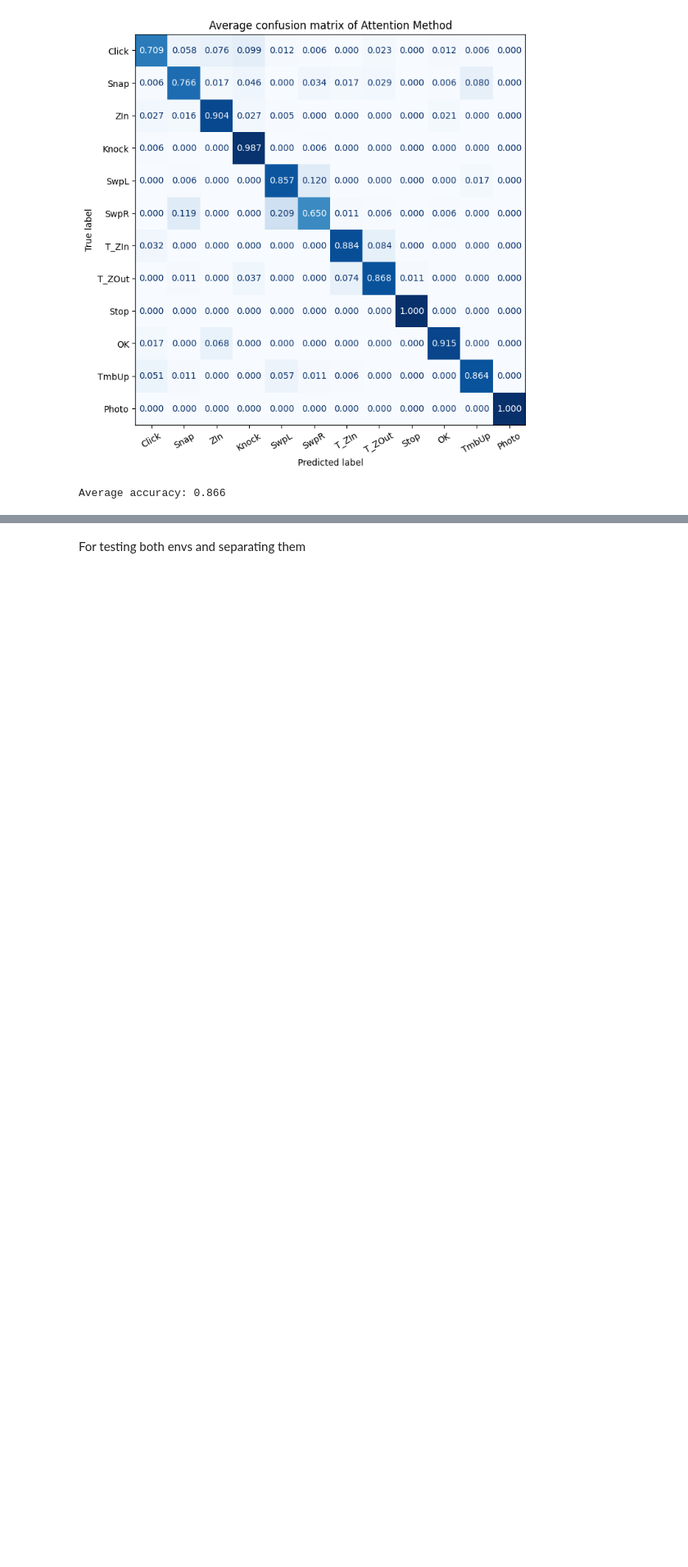
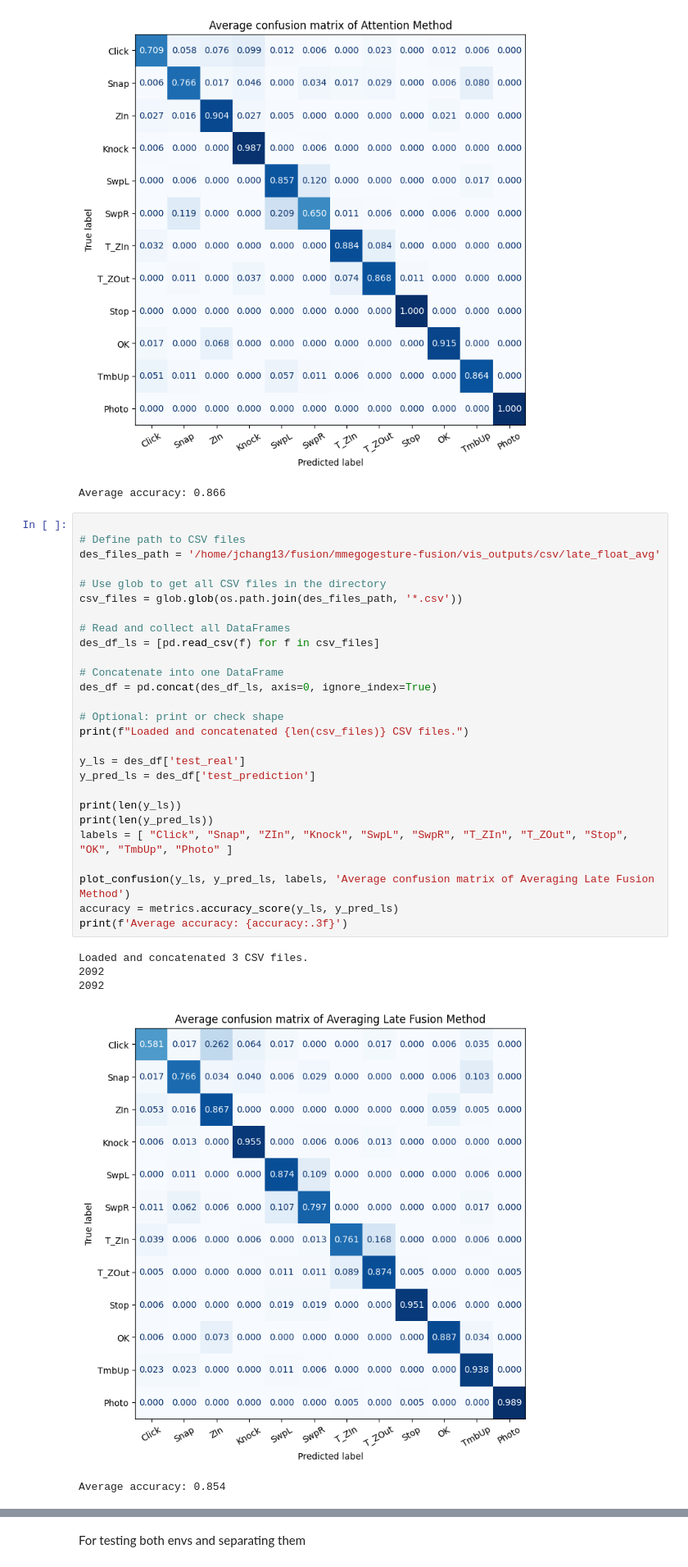
Before and after one commit to yangs12/mmegogesture-fusion, a Jupyter notebook: avg_resulting/confusion_matrix_merged.ipynb, the cells around one changed output, grey strips where cells are left out. Shown: that part at 82% size. Saved outputs shown, nothing was run; the diff lists cells and outputs as text; blank space fills up the shorter version.

Commit message:
computed averaging results

```diff
--- a/avg_resulting/confusion_matrix_merged.ipynb
+++ b/avg_resulting/confusion_matrix_merged.ipynb
@@ -126,3 +126,36 @@ Loaded and concatenated 3 CSV files.
 2092
 [figure]
 Average accuracy: 0.866
+# %%
+
+# Define path to CSV files
+des_files_path = '/home/jchang13/fusion/mmegogesture-fusion/vis_outputs/csv/late_float_avg'
+
+# Use glob to get all CSV files in the directory
+csv_files = glob.glob(os.path.join(des_files_path, '*.csv'))
+
+# Read and collect all DataFrames
+des_df_ls = [pd.read_csv(f) for f in csv_files]
+
+# Concatenate into one DataFrame
+des_df = pd.concat(des_df_ls, axis=0, ignore_index=True)
+
+# Optional: print or check shape
+print(f"Loaded and concatenated {len(csv_files)} CSV files.")
+
+y_ls = des_df['test_real']
+y_pred_ls = des_df['test_prediction']
+
+print(len(y_ls))
+print(len(y_pred_ls))
+labels = [ "Click", "Snap", "ZIn", "Knock", "SwpL", "SwpR", "T_ZIn", "T_ZOut", "Stop", "OK", "TmbUp", "Photo" ]
+
+plot_confusion(y_ls, y_pred_ls, labels, 'Average confusion matrix of Averaging Late Fusion Method')
+accuracy = metrics.accuracy_score(y_ls, y_pred_ls)
+print(f'Average accuracy: {accuracy:.3f}')
+# %% [output]
+Loaded and concatenated 3 CSV files.
+2092
+2092
+[figure, added]
+Average accuracy: 0.854
```
Also changed, not shown: parts of 3 cells of this notebook, 23 other files.
